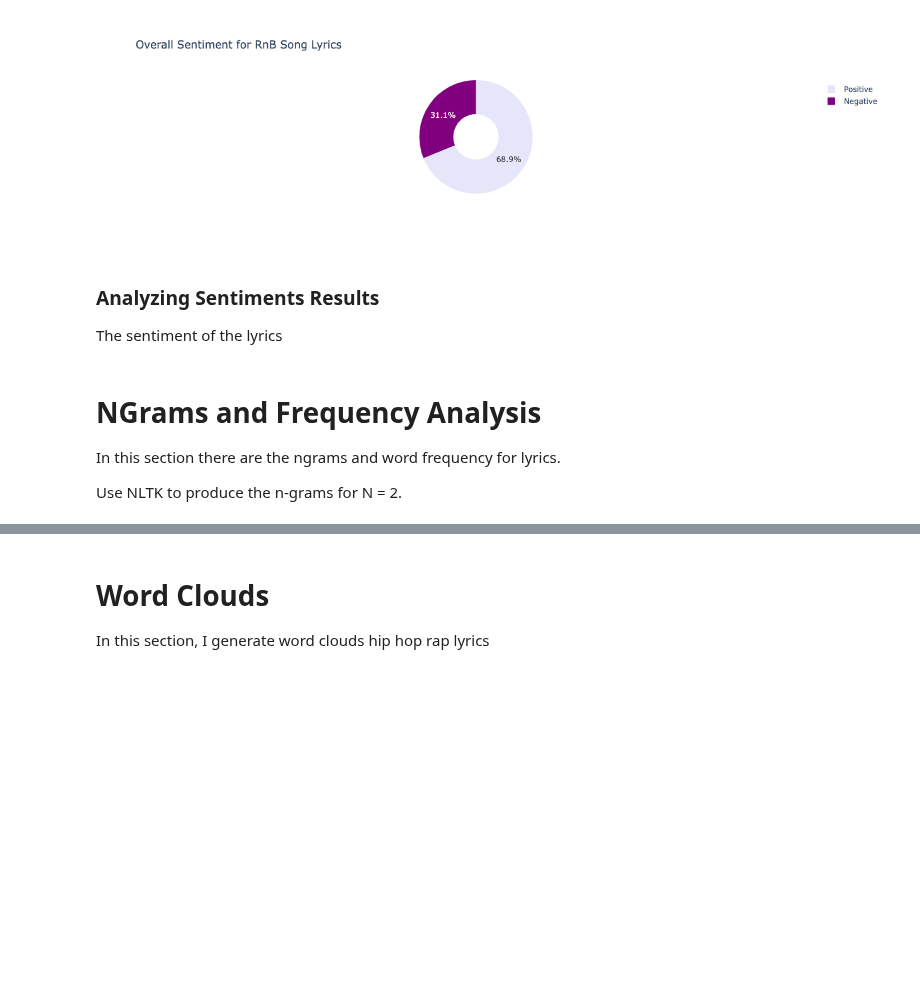
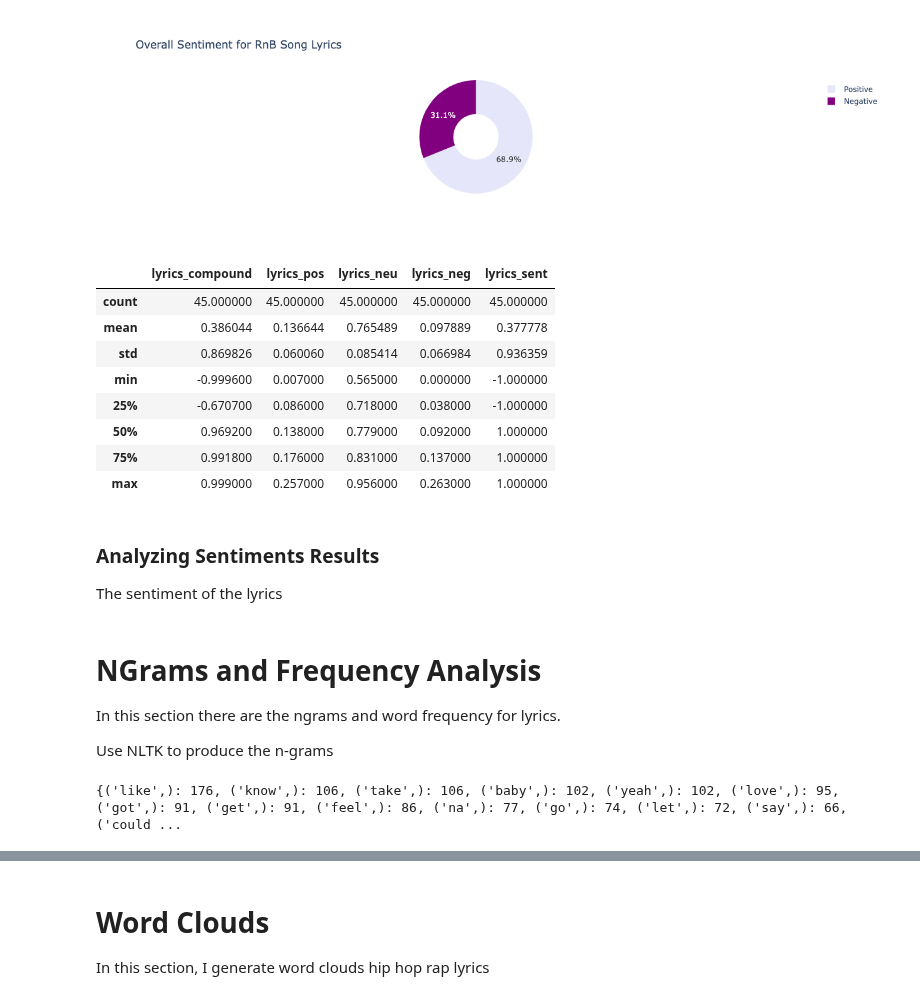
Before and after one commit to laufrankb/MiamiFintechProject2, a Jupyter notebook: hiphop_rnb_data/rnblyrics.ipynb, the cells around one changed output, grey strips where cells are left out. Saved outputs shown, nothing was run; the diff lists cells and outputs as text; code cells hidden in the pictures; blank space fills up the shorter version.

```diff
--- a/hiphop_rnb_data/rnblyrics.ipynb
+++ b/hiphop_rnb_data/rnblyrics.ipynb
@@ -374,6 +374,19 @@ rnb_sentiment_pie = px.pie(
 rnb_sentiment_pie
 # %% [output]
 [figure]
+# %%
+# Describe lyrics sentiment
+result_lyrics_df.describe()
+# %% [output]
+|  | lyrics_compound | lyrics_pos | lyrics_neu | lyrics_neg | lyrics_sent |
+| count | 45.000000 | 45.000000 | 45.000000 | 45.000000 | 45.000000 |
+| mean | 0.386044 | 0.136644 | 0.765489 | 0.097889 | 0.377778 |
+| std | 0.869826 | 0.060060 | 0.085414 | 0.066984 | 0.936359 |
+| min | -0.999600 | 0.007000 | 0.565000 | 0.000000 | -1.000000 |
+| 25% | -0.670700 | 0.086000 | 0.718000 | 0.038000 | -1.000000 |
+| 50% | 0.969200 | 0.138000 | 0.779000 | 0.092000 | 1.000000 |
+| 75% | 0.991800 | 0.176000 | 0.831000 | 0.137000 | 1.000000 |
+| max | 0.999000 | 0.257000 | 0.956000 | 0.263000 | 1.000000 |
 # %%
 # Download/Update the VADER Lexicon
 nltk.download("vader_lexicon")
@@ -443,7 +456,7 @@ result_lyrics_df.describe()
 # NGrams and Frequency Analysis
 In this section there are the ngrams and word frequency for lyrics.
 
-Use NLTK to produce the n-grams for N = 2.
+Use NLTK to produce the n-grams
 # %%
 from collections import Counter
 from nltk import ngrams
@@ -451,7 +464,9 @@ from nltk import ngrams
 # Generate the Bitcoin N-grams where N=2
 lyrics_text = ' '.join(new_lyrics_df["Lyrics"])
 lyrics_processed = tokenizer(lyrics_text)
-lyrics_ngrams = Counter(ngrams(lyrics_processed, n=2))
+lyrics_ngrams = Counter(ngrams(lyrics_processed, n=1))
 print(dict(lyrics_ngrams.most_common(80)))
+# %% [output]
+{('like',): 176, ('know',): 106, ('take',): 106, ('baby',): 102, ('yeah',): 102, ('love',): 95, ('got',): 91, ('get',): 91, ('feel',): 86, ('na',): 77, ('go',): 74, ('let',): 72, ('say',): 66, ('could ...
 # %%
 # Use the token_count function to generate the top 10 words from the lyrics
```
Also changed, not shown: parts of 9 cells of this notebook, 2 other files.
